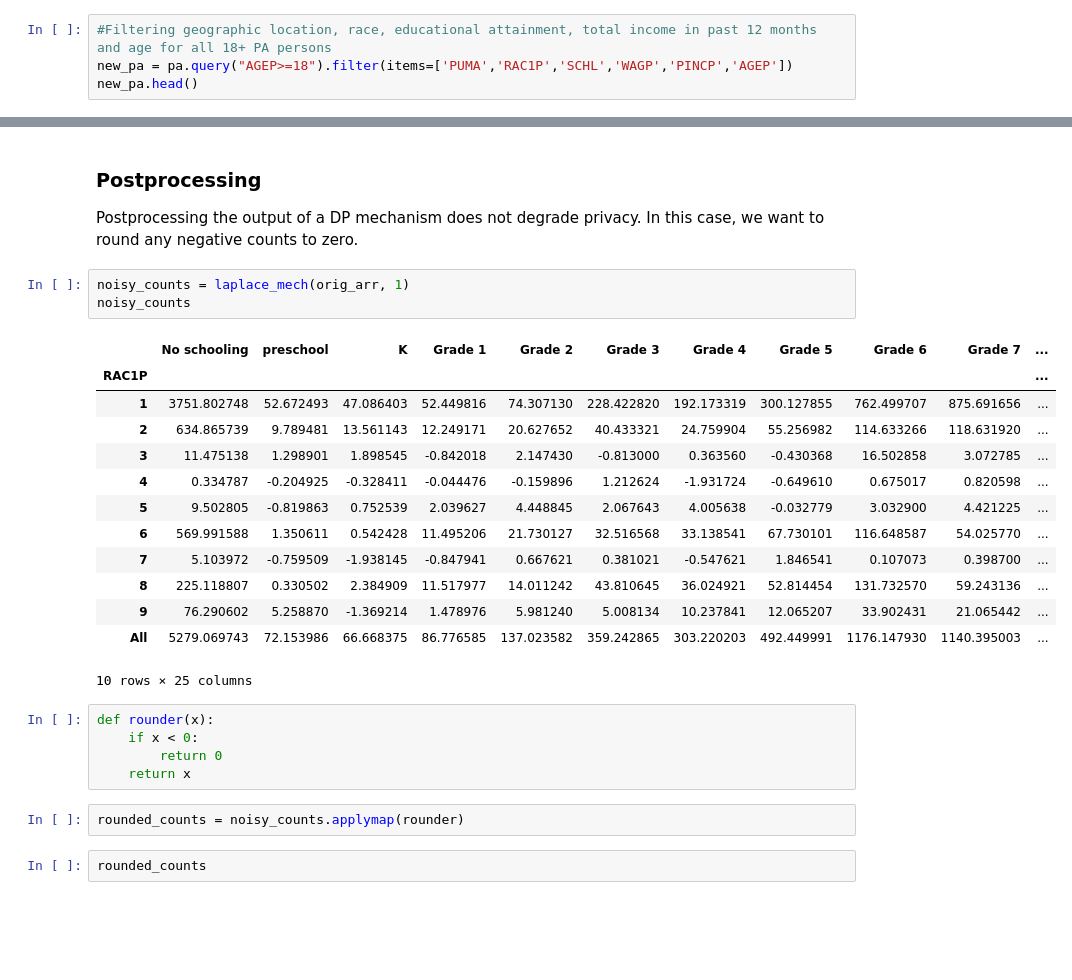
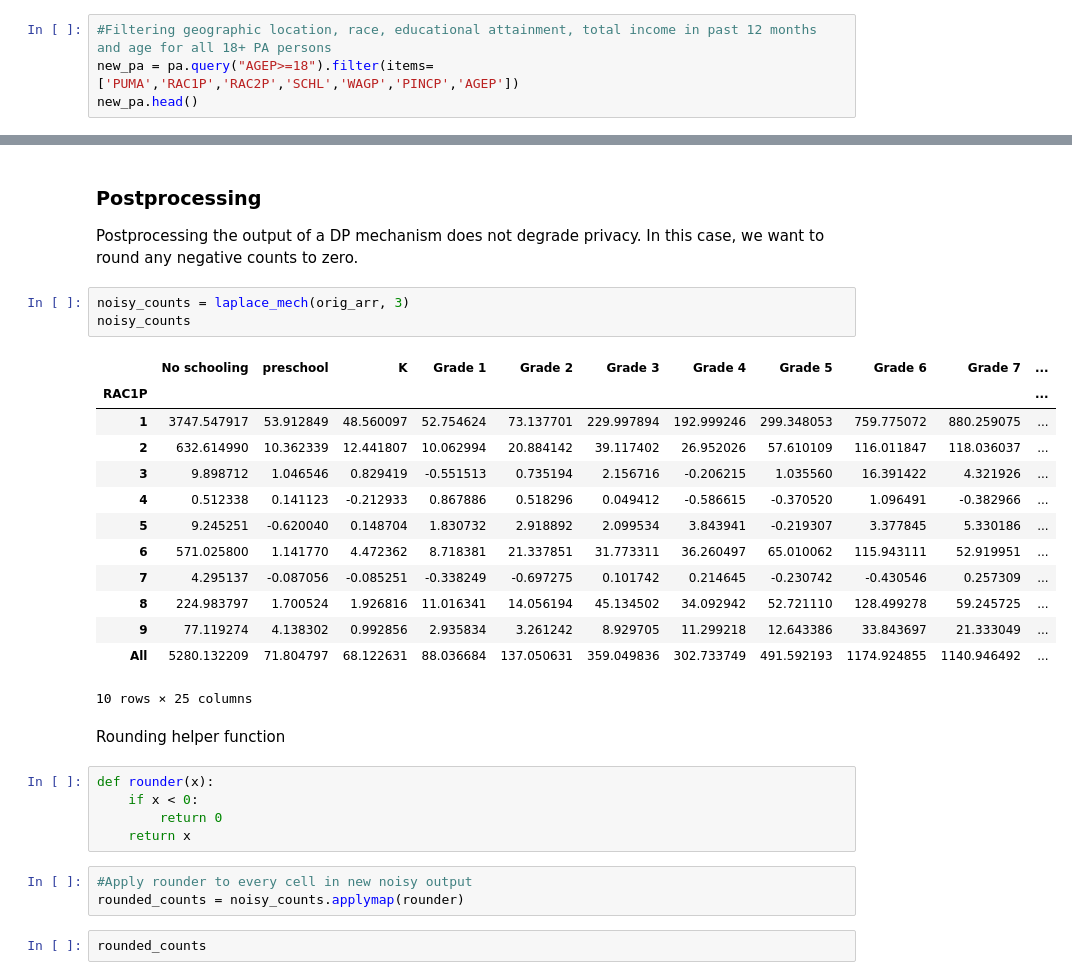
Before and after one commit to umadesai/census-dp, a Jupyter notebook: notebooks/dp-count.ipynb, the cells around one changed output, grey strips where cells are left out. Drawn from its saved outputs; the diff is of its cells as text; blank space fills up the shorter version.

```diff
--- a/notebooks/dp-count.ipynb
+++ b/notebooks/dp-count.ipynb
@@ -19,7 +19,7 @@ For variable defintions see:
 https://www2.census.gov/programs-surveys/acs/tech_docs/pums/data_dict/PUMS_Data_Dictionary_2017.pdf
 # %%
 #Filtering geographic location, race, educational attainment, total income in past 12 months and age for all 18+ PA persons
-new_pa = pa.query("AGEP>=18").filter(items=['PUMA','RAC1P','SCHL','WAGP','PINCP','AGEP'])
+new_pa = pa.query("AGEP>=18").filter(items=['PUMA','RAC1P','RAC2P','SCHL','WAGP','PINCP','AGEP'])
 new_pa.head()
 # %% [output]
 |  | PUMA | RAC1P | SCHL | WAGP | PINCP | AGEP |
@@ -114,29 +114,32 @@ plt.show()
 
 Postprocessing the output of a DP mechanism does not degrade privacy. In this case, we want to round any negative counts to zero.
 # %%
-noisy_counts = laplace_mech(orig_arr, 1)
+noisy_counts = laplace_mech(orig_arr, 3)
 noisy_counts
 # %% [output]
 |  | No schooling | preschool | K | Grade 1 | Grade 2 | Grade 3 | Grade 4 | Grade 5 | Grade 6 | Grade 7 | ... |
 | RAC1P |  |  |  |  |  |  |  |  |  |  | ... |
-| 1 | 3751.802748 | 52.672493 | 47.086403 | 52.449816 | 74.307130 | 228.422820 | 192.173319 | 300.127855 | 762.499707 | 875.691656 | ... |
-| 2 | 634.865739 | 9.789481 | 13.561143 | 12.249171 | 20.627652 | 40.433321 | 24.759904 | 55.256982 | 114.633266 | 118.631920 | ... |
-| 3 | 11.475138 | 1.298901 | 1.898545 | -0.842018 | 2.147430 | -0.813000 | 0.363560 | -0.430368 | 16.502858 | 3.072785 | ... |
-| 4 | 0.334787 | -0.204925 | -0.328411 | -0.044476 | -0.159896 | 1.212624 | -1.931724 | -0.649610 | 0.675017 | 0.820598 | ... |
-| 5 | 9.502805 | -0.819863 | 0.752539 | 2.039627 | 4.448845 | 2.067643 | 4.005638 | -0.032779 | 3.032900 | 4.421225 | ... |
-| 6 | 569.991588 | 1.350611 | 0.542428 | 11.495206 | 21.730127 | 32.516568 | 33.138541 | 67.730101 | 116.648587 | 54.025770 | ... |
-| 7 | 5.103972 | -0.759509 | -1.938145 | -0.847941 | 0.667621 | 0.381021 | -0.547621 | 1.846541 | 0.107073 | 0.398700 | ... |
-| 8 | 225.118807 | 0.330502 | 2.384909 | 11.517977 | 14.011242 | 43.810645 | 36.024921 | 52.814454 | 131.732570 | 59.243136 | ... |
-| 9 | 76.290602 | 5.258870 | -1.369214 | 1.478976 | 5.981240 | 5.008134 | 10.237841 | 12.065207 | 33.902431 | 21.065442 | ... |
-| All | 5279.069743 | 72.153986 | 66.668375 | 86.776585 | 137.023582 | 359.242865 | 303.220203 | 492.449991 | 1176.147930 | 1140.395003 | ... |
+| 1 | 3747.547917 | 53.912849 | 48.560097 | 52.754624 | 73.137701 | 229.997894 | 192.999246 | 299.348053 | 759.775072 | 880.259075 | ... |
+| 2 | 632.614990 | 10.362339 | 12.441807 | 10.062994 | 20.884142 | 39.117402 | 26.952026 | 57.610109 | 116.011847 | 118.036037 | ... |
+| 3 | 9.898712 | 1.046546 | 0.829419 | -0.551513 | 0.735194 | 2.156716 | -0.206215 | 1.035560 | 16.391422 | 4.321926 | ... |
+| 4 | 0.512338 | 0.141123 | -0.212933 | 0.867886 | 0.518296 | 0.049412 | -0.586615 | -0.370520 | 1.096491 | -0.382966 | ... |
+| 5 | 9.245251 | -0.620040 | 0.148704 | 1.830732 | 2.918892 | 2.099534 | 3.843941 | -0.219307 | 3.377845 | 5.330186 | ... |
+| 6 | 571.025800 | 1.141770 | 4.472362 | 8.718381 | 21.337851 | 31.773311 | 36.260497 | 65.010062 | 115.943111 | 52.919951 | ... |
+| 7 | 4.295137 | -0.087056 | -0.085251 | -0.338249 | -0.697275 | 0.101742 | 0.214645 | -0.230742 | -0.430546 | 0.257309 | ... |
+| 8 | 224.983797 | 1.700524 | 1.926816 | 11.016341 | 14.056194 | 45.134502 | 34.092942 | 52.721110 | 128.499278 | 59.245725 | ... |
+| 9 | 77.119274 | 4.138302 | 0.992856 | 2.935834 | 3.261242 | 8.929705 | 11.299218 | 12.643386 | 33.843697 | 21.333049 | ... |
+| All | 5280.132209 | 71.804797 | 68.122631 | 88.036684 | 137.050631 | 359.049836 | 302.733749 | 491.592193 | 1174.924855 | 1140.946492 | ... |
 10 rows × 25 columns
+# %% [markdown]
+Rounding helper function
 # %%
 def rounder(x):
     if x < 0:
         return 0
     return x
-# %%
-rounded_counts = noisy_counts.applymap(rounder)
+# %%
+#Apply rounder to every cell in new noisy output
+rounded_counts = noisy_counts.applymap(rounder)
 # %%
 rounded_counts
 # %% [output]
```
Also changed, not shown: parts of 1 cell of this notebook.
